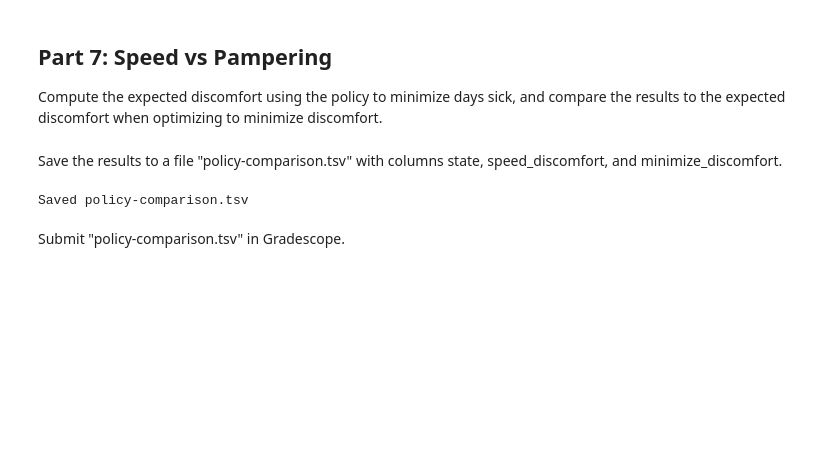
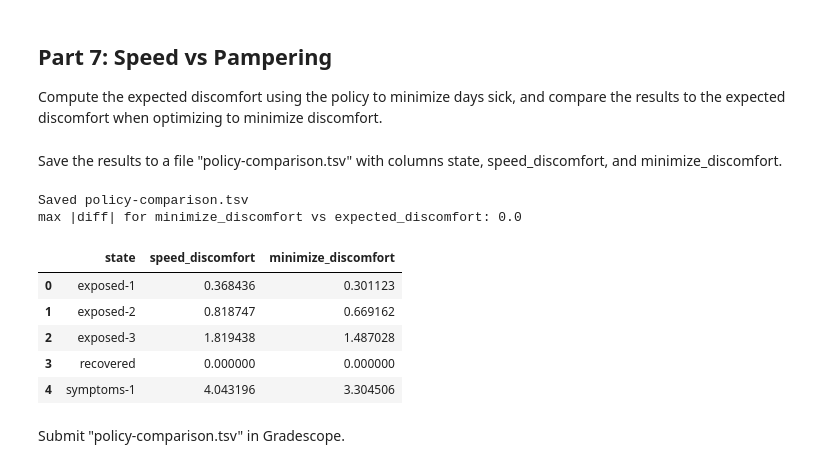
Before and after one commit to bchekole/dx704-project-01, a Jupyter notebook: Week 6/project.ipynb, the cells around one changed output. Drawn from its saved outputs; the diff is of its cells as text; code cells hidden in the pictures; blank space fills up the shorter version.

```diff
--- a/Week 6/project.ipynb
+++ b/Week 6/project.ipynb
@@ -397,13 +432,30 @@ policy_comparison = pd.DataFrame({
 })
 # %% [markdown]
 Save the results to a file "policy-comparison.tsv" with columns state, speed_discomfort, and minimize_discomfort.
-# %%
-# YOUR CHANGES HERE
-
-policy_comparison.to_csv("policy-comparison.tsv", sep="\t", index=False)
-print("Saved policy-comparison.tsv")
-# %% [output]
-Saved policy-comparison.tsv
+# %%
+# YOUR CHANGES HERE
+
+policy_comparison.to_csv("policy-comparison.tsv", sep="\t", index=False)
+print("Saved policy-comparison.tsv")
+
+# Optional internal check: these should match Part 3 within FP noise
+try:
+    md = pd.read_csv("minimum-discomfort-values.tsv", sep="\t")
+    chk = policy_comparison.merge(md, on="state")
+    print("max |diff| for minimize_discomfort vs expected_discomfort:",
+          float((chk["minimize_discomfort"] - chk["expected_discomfort"]).abs().max()))
+except Exception as e:
+    print("Skip check:", e)
+policy_comparison.head()
+# %% [output]
+Saved policy-comparison.tsv
+max |diff| for minimize_discomfort vs expected_discomfort: 0.0
+|  | state | speed_discomfort | minimize_discomfort |
+| 0 | exposed-1 | 0.368436 | 0.301123 |
+| 1 | exposed-2 | 0.818747 | 0.669162 |
+| 2 | exposed-3 | 1.819438 | 1.487028 |
+| 3 | recovered | 0.000000 | 0.000000 |
+| 4 | symptoms-1 | 4.043196 | 3.304506 |
 # %% [markdown]
 Submit "policy-comparison.tsv" in Gradescope.
 # %% [markdown]
```
Also changed, not shown: parts of 16 cells of this notebook, 3 other files.
